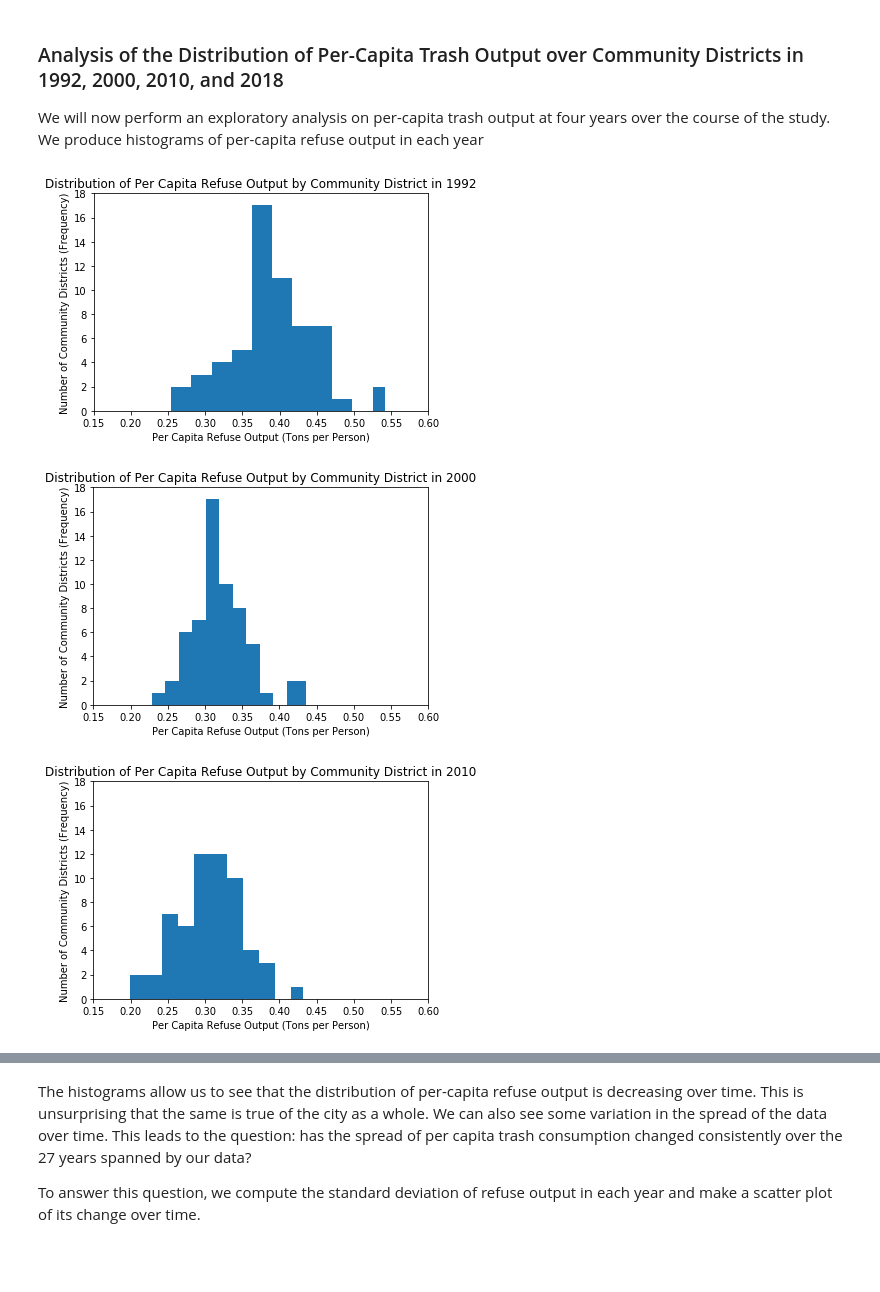
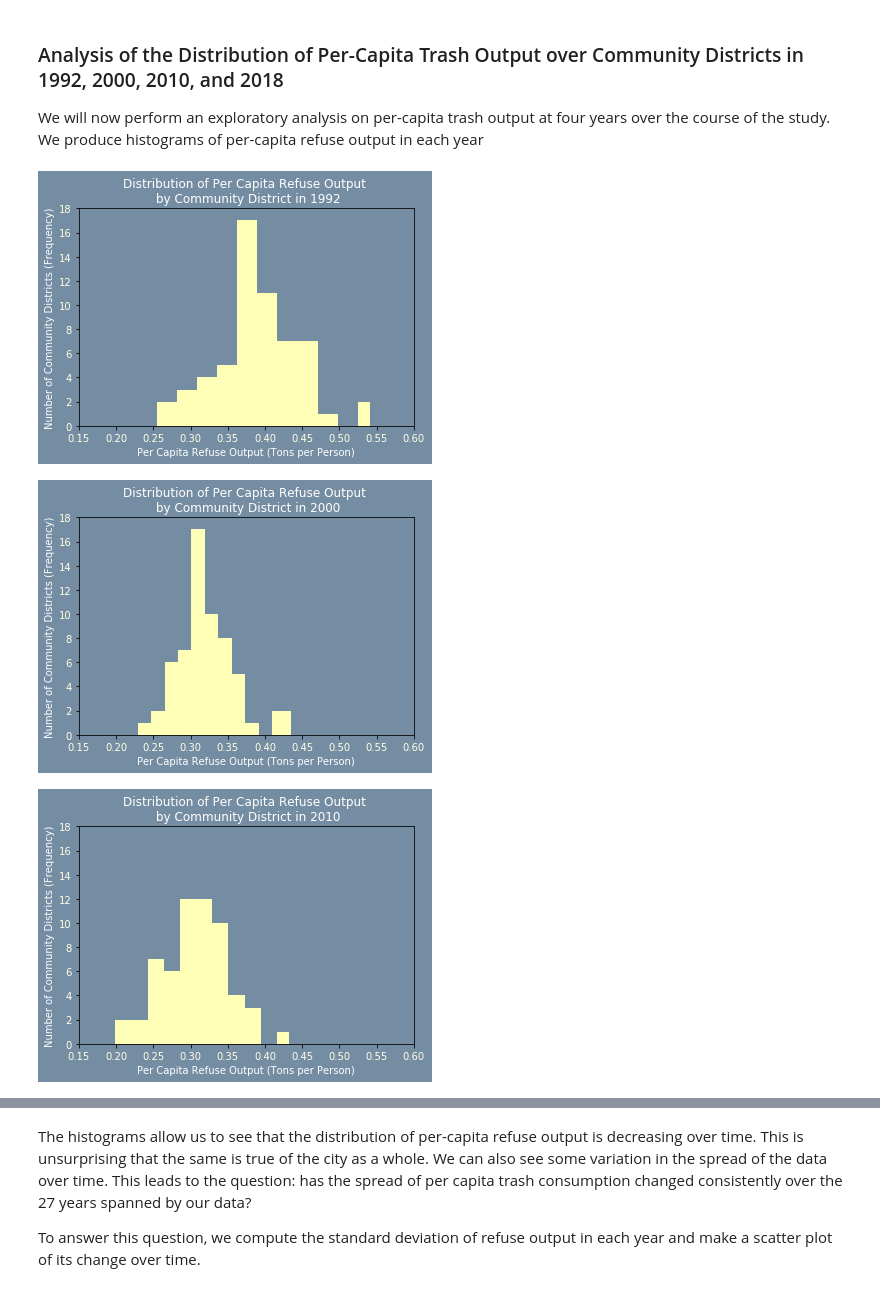
Before and after one commit to tedi529/New-York-Waste, a Jupyter notebook: Analysis_Notebooks/CD_PerCapita_Trash.ipynb, the cells around one changed output, grey strips where cells are left out. Saved outputs shown, nothing was run; the diff lists cells and outputs as text; code cells hidden in the pictures; blank space fills up the shorter version.

Commit message:
Updates Graphs

```diff
--- a/Analysis_Notebooks/CD_PerCapita_Trash.ipynb
+++ b/Analysis_Notebooks/CD_PerCapita_Trash.ipynb
@@ -131,22 +131,27 @@ We will now perform an exploratory analysis on per-capita trash output at four y
 # %%
 year_list = ["1992","2000","2010","2018"]
 
 
 for year in year_list:
     df = year_gb.get_group(year)
     PC_Trash = df["PC_Trash"]
-    plt.figure()
-    plt.hist(hist_vars(PC_Trash)[0],bins=hist_vars(PC_Trash)[1])
-    plt.xlim(0.15,0.6)
-    plt.ylim(0,18)
-    plt.xlabel("Per Capita Refuse Output (Tons per Person)")
-    plt.ylabel("Number of Community Districts (Frequency)")
-    plt.title(f"Distribution of Per Capita Refuse Output by Community District in {year}")
+    fig = plt.figure()
+    ax = fig.add_subplot(1, 1, 1)
+    plt.hist(hist_vars(PC_Trash)[0],bins=hist_vars(PC_Trash)[1],color='xkcd:light beige')
+    ax.set_xlim(0.15,0.6)
+    ax.set_ylim(0,18)
+    plt.xlabel("Per Capita Refuse Output (Tons per Person)",color='xkcd:white')
+    plt.ylabel("Number of Community Districts (Frequency)",color='xkcd:white')
+    plt.title(f"Distribution of Per Capita Refuse Output \n by Community District in {year}",color='xkcd:white')
+    plt.xticks(color='xkcd:off white')
+    plt.yticks(color='xkcd:off white')
+    ax.set_facecolor('xkcd:blue/grey')
+    fig.patch.set_facecolor('xkcd:blue/grey')
     output_2 = os.path.join("..","Analysis_Images",f"CD_PerCapita_Histogram_{year}.png")
-    plt.savefig(output_2)
+    plt.savefig(output_2,facecolor=fig.get_facecolor())
     plt.show()
     #print(stats.normaltest(PC_Trash))
 # %% [output]
-[figure, old version]
+[figure, new version]
-[figure, old version]
+[figure, new version]
-[figure, old version]
+[figure, new version]
```
Also changed, not shown: parts of 2 cells of this notebook, 11 other files.
